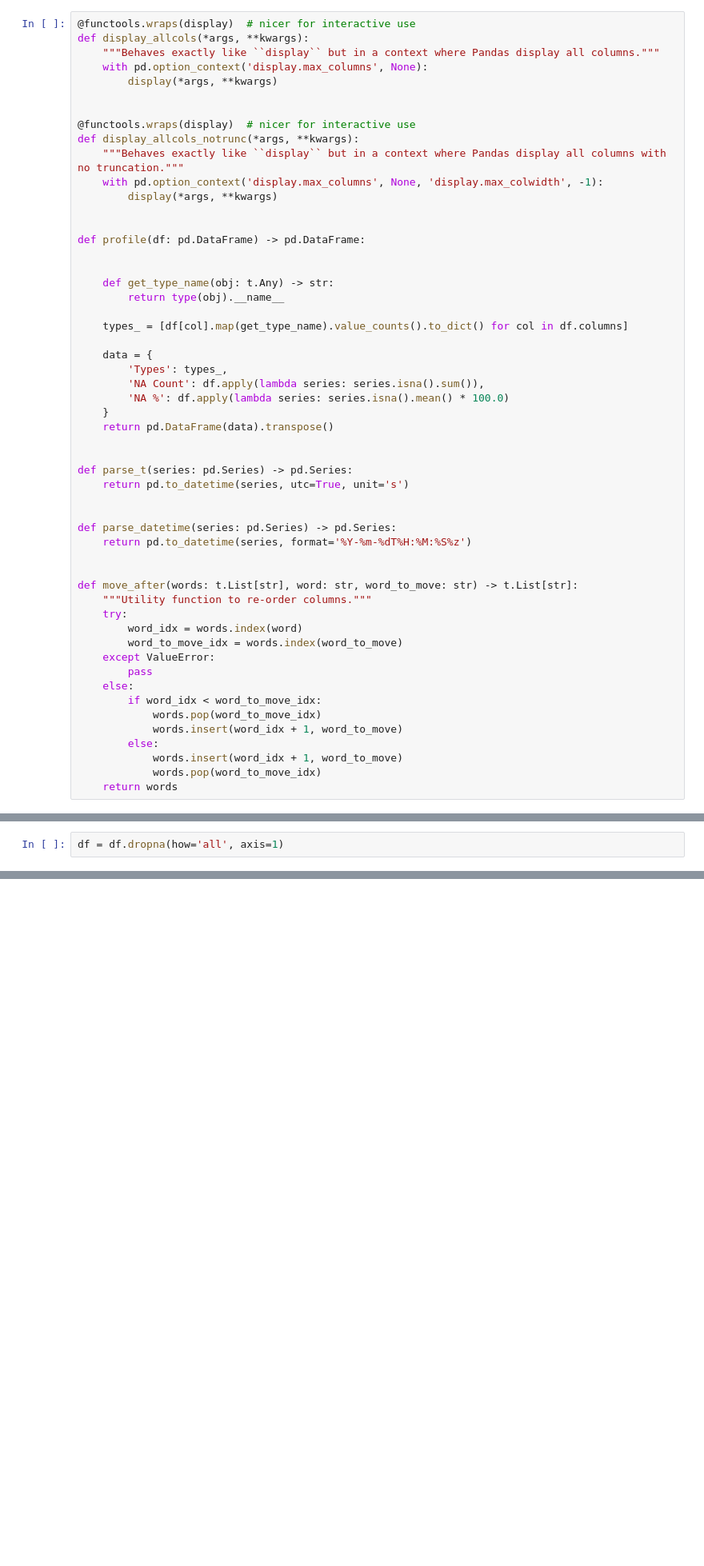
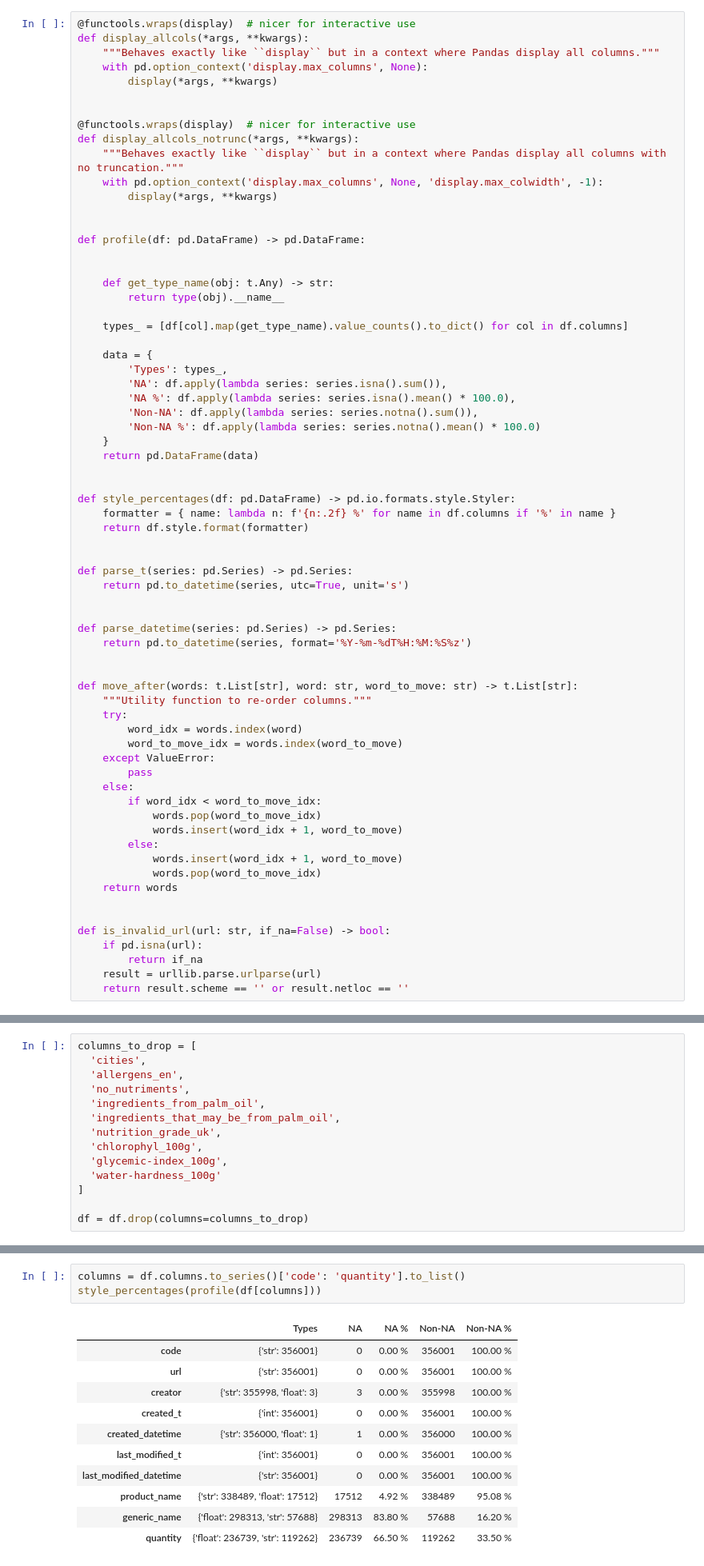
Before and after one commit to jeanrichard/epflx-adsml19-course2-project, a Jupyter notebook: course-02-project-task-a.ipynb, the cells around one changed output, grey strips where cells are left out. Shown at 80% size. Saved outputs shown, nothing was run; the diff lists cells and outputs as text; blank space fills up the shorter version.

```diff
--- a/course-02-project-task-a.ipynb
+++ b/course-02-project-task-a.ipynb
@@ -65,10 +75,17 @@ def profile(df: pd.DataFrame) -> pd.DataFrame:
 
     data = {
         'Types': types_,
-        'NA Count': df.apply(lambda series: series.isna().sum()),
-        'NA %': df.apply(lambda series: series.isna().mean() * 100.0)
+        'NA': df.apply(lambda series: series.isna().sum()),
+        'NA %': df.apply(lambda series: series.isna().mean() * 100.0),
+        'Non-NA': df.apply(lambda series: series.notna().sum()),
+        'Non-NA %': df.apply(lambda series: series.notna().mean() * 100.0)
     }
-    return pd.DataFrame(data).transpose()
+    return pd.DataFrame(data)
+
+
+def style_percentages(df: pd.DataFrame) -> pd.io.formats.style.Styler:
+    formatter = { name: lambda n: f'{n:.2f} %' for name in df.columns if '%' in name }
+    return df.style.format(formatter)
 
 
 def parse_t(series: pd.Series) -> pd.Series:
@@ -94,6 +111,13 @@ def move_after(words: t.List[str], word: str, word_to_move: str) -> t.List[str]:
             words.insert(word_idx + 1, word_to_move)
             words.pop(word_to_move_idx)
     return words
+
+
+def is_invalid_url(url: str, if_na=False) -> bool:
+    if pd.isna(url):
+        return if_na
+    result = urllib.parse.urlparse(url)
+    return result.scheme == '' or result.netloc == ''
 # %% [markdown]
 ### EAN-13/EAN-8/UPC-A
 # %% [markdown]
@@ -171,2 +190,0 @@ memory usage: 442.7+ MB
-# %%
-df = df.dropna(how='all', axis=1)
@@ -244,0 +223,14 @@ profile(df[['created_t', 'created_datetime', 'last_modified_t', 'last_modified_d
+# %%
+columns_to_drop = [
+  'cities',
+  'allergens_en',
+  'no_nutriments',
+  'ingredients_from_palm_oil',
+  'ingredients_that_may_be_from_palm_oil',
+  'nutrition_grade_uk',
+  'chlorophyl_100g',
+  'glycemic-index_100g',
+  'water-hardness_100g'
+]
+
+df = df.drop(columns=columns_to_drop)
@@ -244,0 +242,15 @@ profile(df[['created_t', 'created_datetime', 'last_modified_t', 'last_modified_d
+# %%
+columns = df.columns.to_series()['code': 'quantity'].to_list()
+style_percentages(profile(df[columns]))
+# %% [output]
+|  | Types | NA | NA % | Non-NA | Non-NA % |
+| code | {'str': 356001} | 0 | 0.00 % | 356001 | 100.00 % |
+| url | {'str': 356001} | 0 | 0.00 % | 356001 | 100.00 % |
+| creator | {'str': 355998, 'float': 3} | 3 | 0.00 % | 355998 | 100.00 % |
+| created_t | {'int': 356001} | 0 | 0.00 % | 356001 | 100.00 % |
+| created_datetime | {'str': 356000, 'float': 1} | 1 | 0.00 % | 356000 | 100.00 % |
+| last_modified_t | {'int': 356001} | 0 | 0.00 % | 356001 | 100.00 % |
+| last_modified_datetime | {'str': 356001} | 0 | 0.00 % | 356001 | 100.00 % |
+| product_name | {'str': 338489, 'float': 17512} | 17512 | 4.92 % | 338489 | 95.08 % |
+| generic_name | {'float': 298313, 'str': 57688} | 298313 | 83.80 % | 57688 | 16.20 % |
+| quantity | {'float': 236739, 'str': 119262} | 236739 | 66.50 % | 119262 | 33.50 % |
```
Also changed, not shown: parts of 205 cells of this notebook, 6 other files.
